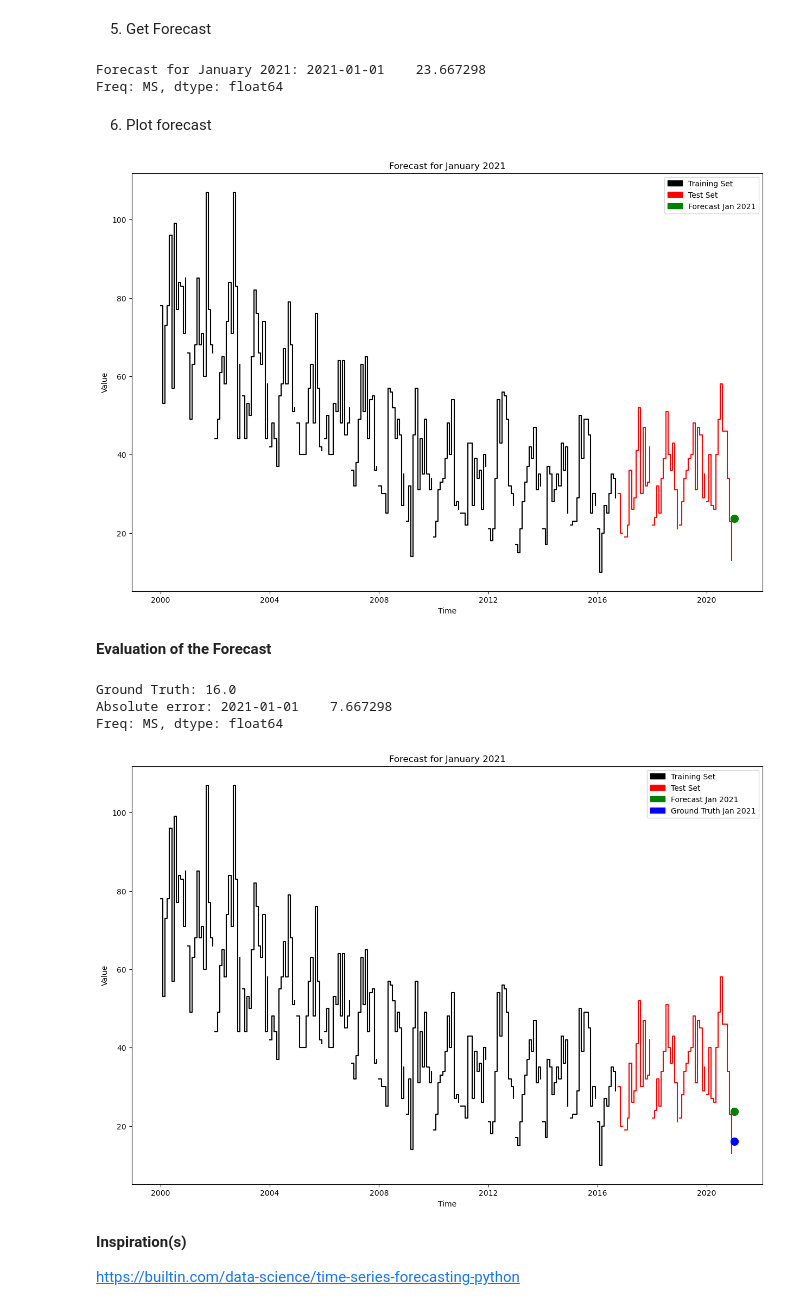
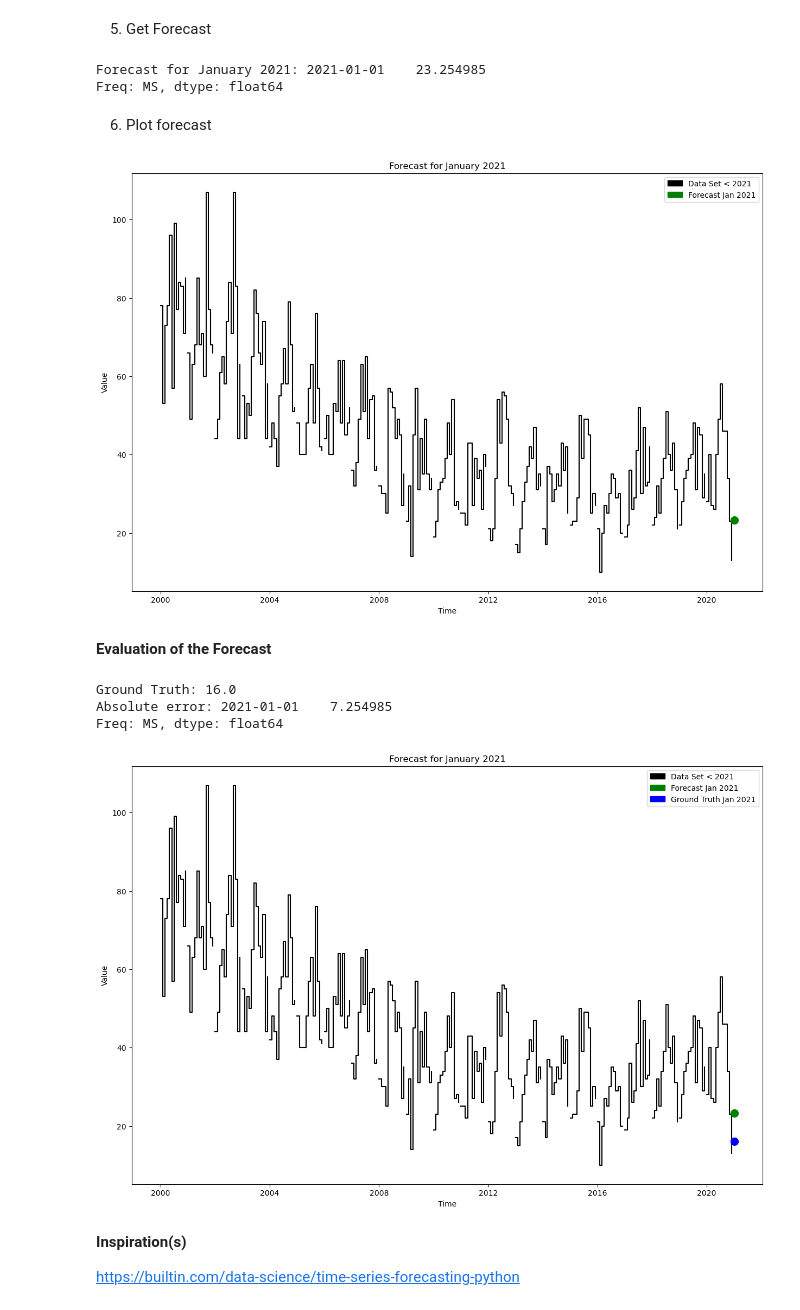
Before and after one commit to AndreeaLupu2000/DPS-AI-Challange, a Jupyter notebook: mission1/Classic-AI-Challenge.ipynb, the cells around one changed output. Saved outputs shown, nothing was run; the diff lists cells and outputs as text; code cells hidden in the pictures.

Commit message:
Changed the plot

```diff
--- a/mission1/Classic-AI-Challenge.ipynb
+++ b/mission1/Classic-AI-Challenge.ipynb
@@ -130,8 +104,8 @@ from statsmodels.tsa.statespace.sarimax import SARIMAX
 # %% [markdown]
 4. Train the Model
 # %%
-training_set.set_index('Date', inplace=True)
-input_data = training_set['Value'].asfreq('MS')
+data.set_index('Date', inplace=True)
+input_data = data['Value'].asfreq('MS')
 
 # order=(p,d,q):
 # p=2 meaning that the model uses 2 previous month to predict the next one
@@ -166,7 +140,7 @@ forecast_date = pd.date_range(start='2021-01-01', end='2021-01-31', freq='MS')
 forecast = SARIMAXmodel.forecast(steps=1, index=forecast_date)
 print(f'Forecast for January 2021: {forecast}')
 # %% [output]
-Forecast for January 2021: 2021-01-01    23.667298
+Forecast for January 2021: 2021-01-01    23.254985
 Freq: MS, dtype: float64
 # %% [markdown]
 6. Plot forecast
@@ -174,10 +148,7 @@ Freq: MS, dtype: float64
 plt.figure(figsize=(15, 10))
 
 # Plot training set
-plot_function_index(training_set, color='black')
-
-# Plot test set
-plot_function(test_set, color='red')
+plot_function_index(data, color='black')
 
 # Add forecast point
 plt.plot(forecast,
@@ -185,9 +156,10 @@ plt.plot(forecast,
          markersize=10,
          label='Forecast Jan 2021')
 
+black_patch = mpatches.Patch(color='black', label='Data Set < 2021')
 green_patch = mpatches.Patch(color='green', label='Forecast Jan 2021')
 
-plt.legend(handles=[black_patch, red_patch, green_patch])
+plt.legend(handles=[black_patch, green_patch])
 
 plt.title('Forecast for January 2021')
 
@@ -196,5 +168,5 @@ plt.ylabel('Value')
 
 plt.show()
 # %% [output]
-[figure, old version]
+[figure, new version]
 # %% [markdown]
@@ -210,46 +183,43 @@ print(f'Ground Truth: {mse_data["Value"].values[0]}')
 print(f'Absolute error: {abs(forecast - mse_data["Value"].values[0])}')
 # %% [output]
 Ground Truth: 16.0
-Absolute error: 2021-01-01    7.667298
+Absolute error: 2021-01-01    7.254985
 Freq: MS, dtype: float64
 # %%
 plt.figure(figsize=(15, 10))
 
 # Plot training set
-plot_function_index(training_set, color='black')
-
-# Plot test set
-plot_function(test_set, color='red')
+plot_function_index(data, color='black')
 
 # Add forecast point
 plt.plot(forecast,
          'go',  # green dot
          markersize=10,
          label='Forecast Jan 2021')
 
 
 mse_data['Month'] = mse_data['Month'].str[4:]
 
 mse_data['Date'] = pd.to_datetime(mse_data['Year'].astype(str) + '-' + mse_data['Month'].astype(str), format='%Y-%m')
 
 plt.plot( mse_data['Date'],
          mse_data['Value'],
          'bo',  # blue dot
          markersize=10,
          label='Forecast Jan 2021')
 
 blue_patch = mpatches.Patch(color='blue', label='Ground Truth Jan 2021')
 
-plt.legend(handles=[black_patch, red_patch, green_patch, blue_patch])
+plt.legend(handles=[black_patch, green_patch, blue_patch])
 
 plt.title('Forecast for January 2021')
 
 plt.xlabel('Time')
 plt.ylabel('Value')
 
 plt.show()
 # %% [output]
-[figure, old version]
+[figure, new version]
 # %% [markdown]
 **Inspiration(s)**
 
```
Also changed, not shown: parts of 7 cells of this notebook, 1 other file.
